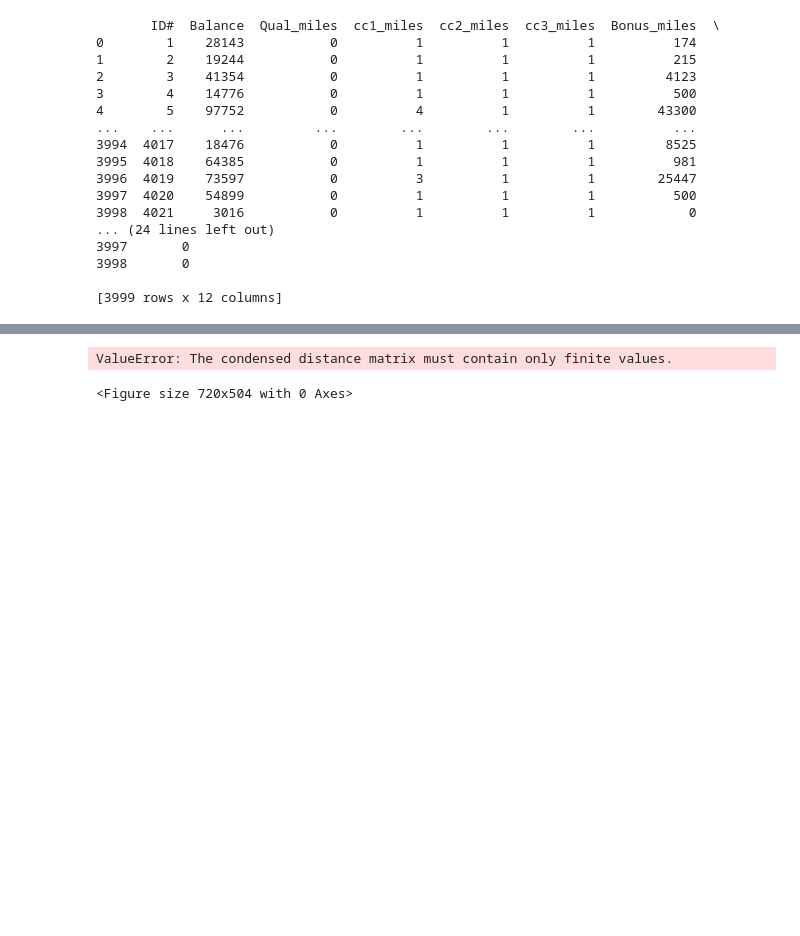
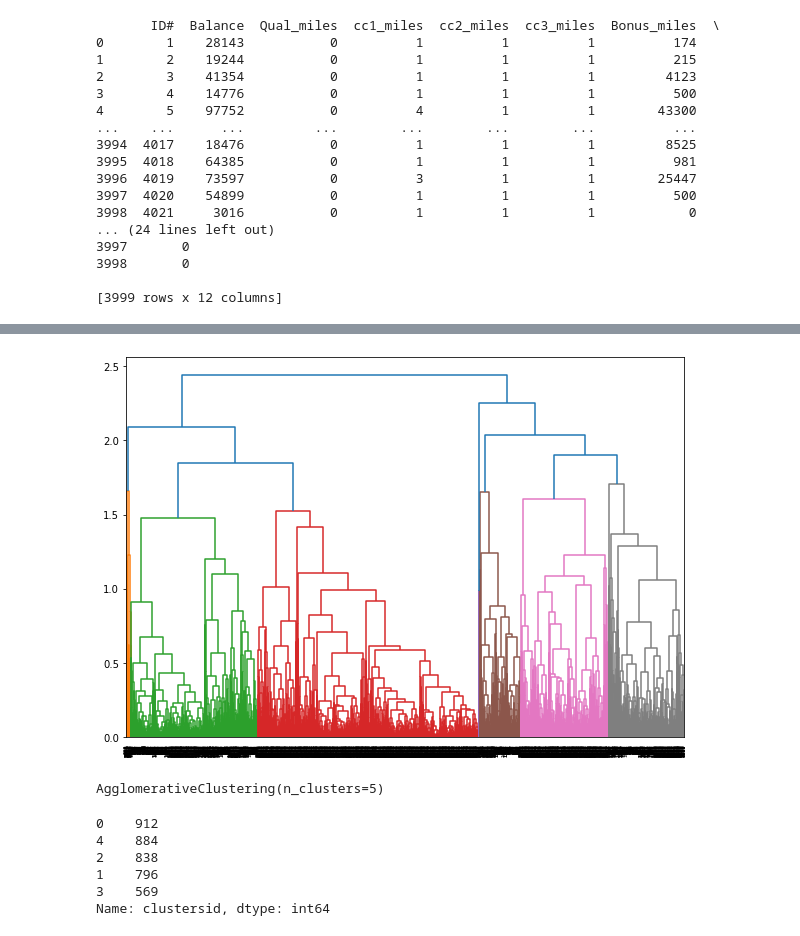
Before and after one commit to sairaj2005/ds-assignment, a Jupyter notebook: Clustering/clustering_airlines.ipynb, the cells around one changed output, grey strips where cells are left out. Drawn from its saved outputs; the diff is of its cells as text; code cells hidden in the pictures; blank space fills up the shorter version.

```diff
--- a/Clustering/clustering_airlines.ipynb
+++ b/Clustering/clustering_airlines.ipynb
@@ -84,7 +156,22 @@ airline1_norm
 # %%
 # Create Dendrograms
 plt.figure(figsize=(10, 7))
-dendograms=sch.dendrogram(sch.linkage(airline1_norm,'complete'))
+dendograms=sch.dendrogram(sch.linkage(dataset,'complete'))
 # %% [output]
-ValueError: The condensed distance matrix must contain only finite values.
-<Figure size 720x504 with 0 Axes>
+[figure, added]
+# %%
+# Create Clusters (y) hierarchical
+hclusters=AgglomerativeClustering(n_clusters=5,affinity='euclidean',linkage='ward')
+hclusters
+# %% [output]
+AgglomerativeClustering(n_clusters=5)
+# %%
+y=pd.DataFrame(hclusters.fit_predict(dataset),columns=['clustersid'])
+y['clustersid'].value_counts()
+# %% [output]
+0    912
+4    884
+2    838
+1    796
+3    569
+Name: clustersid, dtype: int64
```
Also changed, not shown: parts of 24 cells of this notebook, 1 other file.
